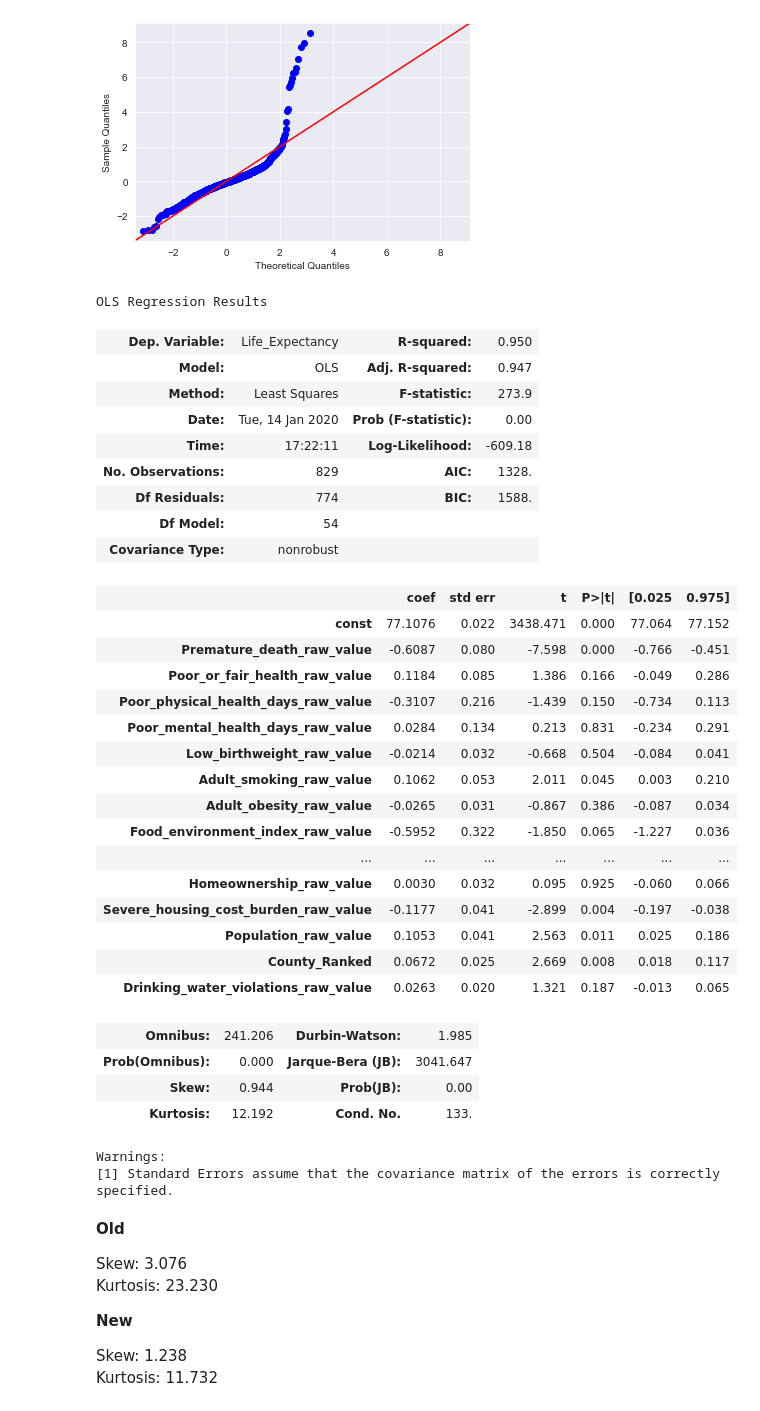
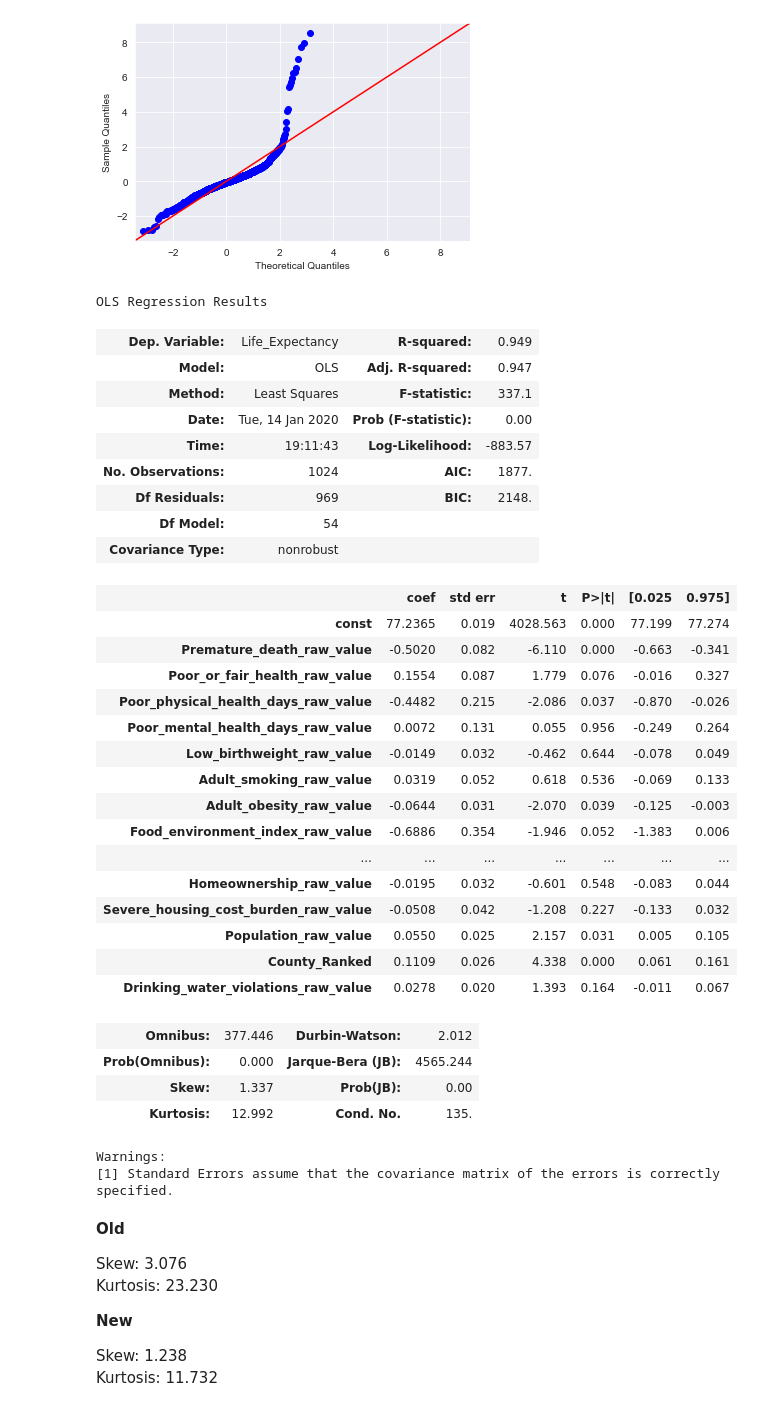
Before and after one commit to Matt-Newton998/Life_Expectancy-Mod04_Project, a Jupyter notebook: Modelling_Matt.ipynb, the cells around one changed output. Cells and saved outputs as stored; diff of their text form; code cells hidden in the pictures.

```diff
--- a/Modelling_Matt.ipynb
+++ b/Modelling_Matt.ipynb
@@ -143,53 +134,53 @@ model_qqplot = sm.graphics.qqplot(model.resid, dist=stats.norm, line='45', fit=T
 # %%
 q=0.9
 
 # Set the index to q range
 drop_index_train=y_train[y_train > y_train.quantile(q)].index
-drop_index_test=y_test[y_test > y_test.quantile(q)].index
+# drop_index_test=y_test[y_test > y_test.quantile(q)].index
 
 # Apply to Train
 X_train = X_train.drop(index = drop_index_train)
 y_train = y_train[y_train <= y_train.quantile(q)]
 
 # Apply to Test
-X_test = X_test.drop(index = drop_index_test)
-y_test = y_test[y_test <= y_test.quantile(q)]
+# X_test = X_test.drop(index = drop_index_test)
+# y_test = y_test[y_test <= y_test.quantile(q)]
 
 # Stats OLS Model
 X_const_train = sm.add_constant(X_train)
 model_qq = sm.OLS(y_train, X_const_train).fit()
 model_qq.summary()
 # %% [output]
 OLS Regression Results
-| Dep. Variable: | Life_Expectancy | R-squared: | 0.950 |
+| Dep. Variable: | Life_Expectancy | R-squared: | 0.949 |
 | Model: | OLS | Adj. R-squared: | 0.947 |
-| Method: | Least Squares | F-statistic: | 273.9 |
+| Method: | Least Squares | F-statistic: | 337.1 |
 | Date: | Tue, 14 Jan 2020 | Prob (F-statistic): | 0.00 |
-| Time: | 17:22:11 | Log-Likelihood: | -609.18 |
-| No. Observations: | 829 | AIC: | 1328. |
-| Df Residuals: | 774 | BIC: | 1588. |
+| Time: | 19:11:43 | Log-Likelihood: | -883.57 |
+| No. Observations: | 1024 | AIC: | 1877. |
+| Df Residuals: | 969 | BIC: | 2148. |
 | Df Model: | 54 |  |  |
 | Covariance Type: | nonrobust |  |  |
 |  | coef | std err | t | P>|t| | [0.025 | 0.975] |
-| const | 77.1076 | 0.022 | 3438.471 | 0.000 | 77.064 | 77.152 |
-| Premature_death_raw_value | -0.6087 | 0.080 | -7.598 | 0.000 | -0.766 | -0.451 |
-| Poor_or_fair_health_raw_value | 0.1184 | 0.085 | 1.386 | 0.166 | -0.049 | 0.286 |
-| Poor_physical_health_days_raw_value | -0.3107 | 0.216 | -1.439 | 0.150 | -0.734 | 0.113 |
-| Poor_mental_health_days_raw_value | 0.0284 | 0.134 | 0.213 | 0.831 | -0.234 | 0.291 |
-| Low_birthweight_raw_value | -0.0214 | 0.032 | -0.668 | 0.504 | -0.084 | 0.041 |
-| Adult_smoking_raw_value | 0.1062 | 0.053 | 2.011 | 0.045 | 0.003 | 0.210 |
-| Adult_obesity_raw_value | -0.0265 | 0.031 | -0.867 | 0.386 | -0.087 | 0.034 |
-| Food_environment_index_raw_value | -0.5952 | 0.322 | -1.850 | 0.065 | -1.227 | 0.036 |
+| const | 77.2365 | 0.019 | 4028.563 | 0.000 | 77.199 | 77.274 |
+| Premature_death_raw_value | -0.5020 | 0.082 | -6.110 | 0.000 | -0.663 | -0.341 |
+| Poor_or_fair_health_raw_value | 0.1554 | 0.087 | 1.779 | 0.076 | -0.016 | 0.327 |
+| Poor_physical_health_days_raw_value | -0.4482 | 0.215 | -2.086 | 0.037 | -0.870 | -0.026 |
+| Poor_mental_health_days_raw_value | 0.0072 | 0.131 | 0.055 | 0.956 | -0.249 | 0.264 |
+| Low_birthweight_raw_value | -0.0149 | 0.032 | -0.462 | 0.644 | -0.078 | 0.049 |
+| Adult_smoking_raw_value | 0.0319 | 0.052 | 0.618 | 0.536 | -0.069 | 0.133 |
+| Adult_obesity_raw_value | -0.0644 | 0.031 | -2.070 | 0.039 | -0.125 | -0.003 |
+| Food_environment_index_raw_value | -0.6886 | 0.354 | -1.946 | 0.052 | -1.383 | 0.006 |
 | ... | ... | ... | ... | ... | ... | ... |
-| Homeownership_raw_value | 0.0030 | 0.032 | 0.095 | 0.925 | -0.060 | 0.066 |
-| Severe_housing_cost_burden_raw_value | -0.1177 | 0.041 | -2.899 | 0.004 | -0.197 | -0.038 |
-| Population_raw_value | 0.1053 | 0.041 | 2.563 | 0.011 | 0.025 | 0.186 |
-| County_Ranked | 0.0672 | 0.025 | 2.669 | 0.008 | 0.018 | 0.117 |
-| Drinking_water_violations_raw_value | 0.0263 | 0.020 | 1.321 | 0.187 | -0.013 | 0.065 |
+| Homeownership_raw_value | -0.0195 | 0.032 | -0.601 | 0.548 | -0.083 | 0.044 |
+| Severe_housing_cost_burden_raw_value | -0.0508 | 0.042 | -1.208 | 0.227 | -0.133 | 0.032 |
+| Population_raw_value | 0.0550 | 0.025 | 2.157 | 0.031 | 0.005 | 0.105 |
+| County_Ranked | 0.1109 | 0.026 | 4.338 | 0.000 | 0.061 | 0.161 |
+| Drinking_water_violations_raw_value | 0.0278 | 0.020 | 1.393 | 0.164 | -0.011 | 0.067 |
-| Omnibus: | 241.206 | Durbin-Watson: | 1.985 |
-| Prob(Omnibus): | 0.000 | Jarque-Bera (JB): | 3041.647 |
-| Skew: | 0.944 | Prob(JB): | 0.00 |
-| Kurtosis: | 12.192 | Cond. No. | 133. |
+| Omnibus: | 377.446 | Durbin-Watson: | 2.012 |
+| Prob(Omnibus): | 0.000 | Jarque-Bera (JB): | 4565.244 |
+| Skew: | 1.337 | Prob(JB): | 0.00 |
+| Kurtosis: | 12.992 | Cond. No. | 135. |
 Warnings:
 [1] Standard Errors assume that the covariance matrix of the errors is correctly specified.
 # %% [markdown]
```
Also changed, not shown: parts of 54 cells of this notebook.
